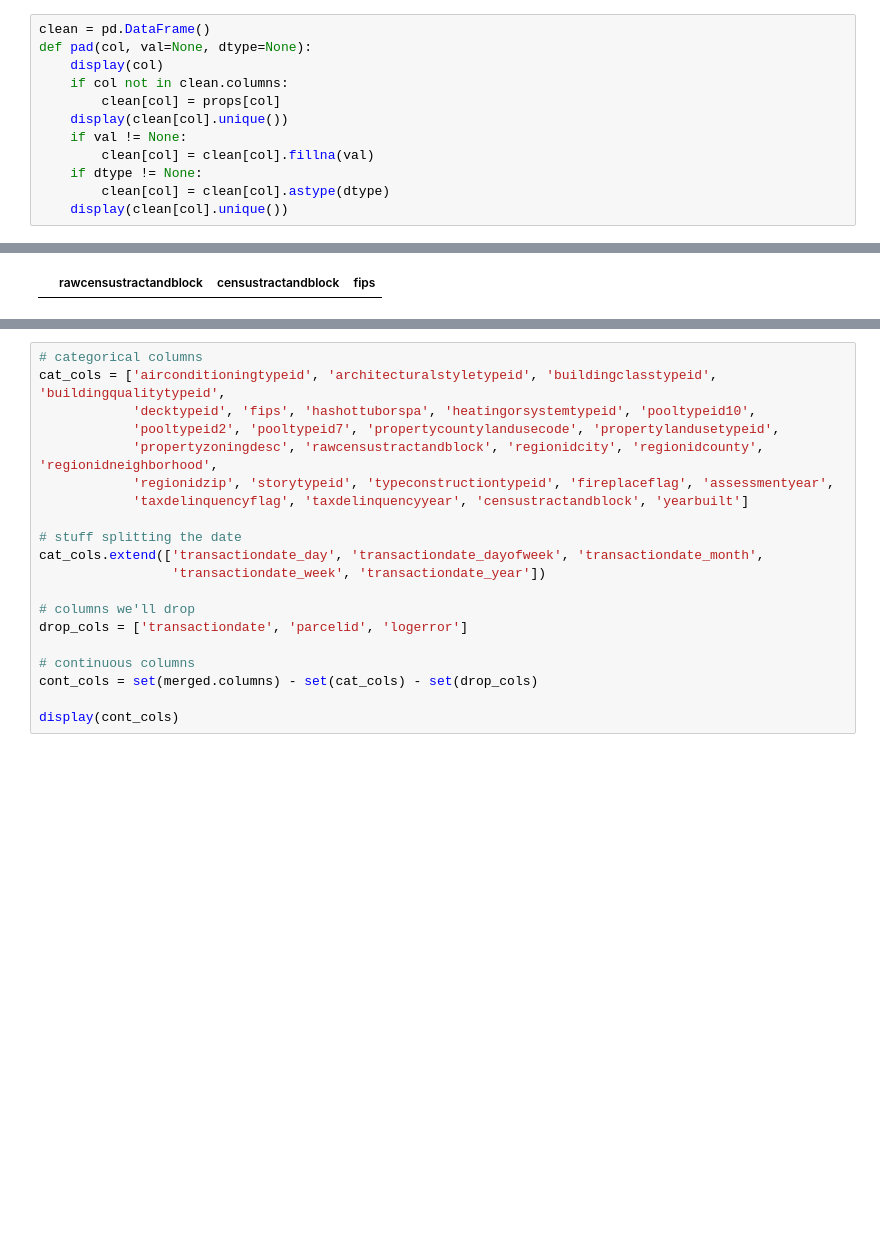
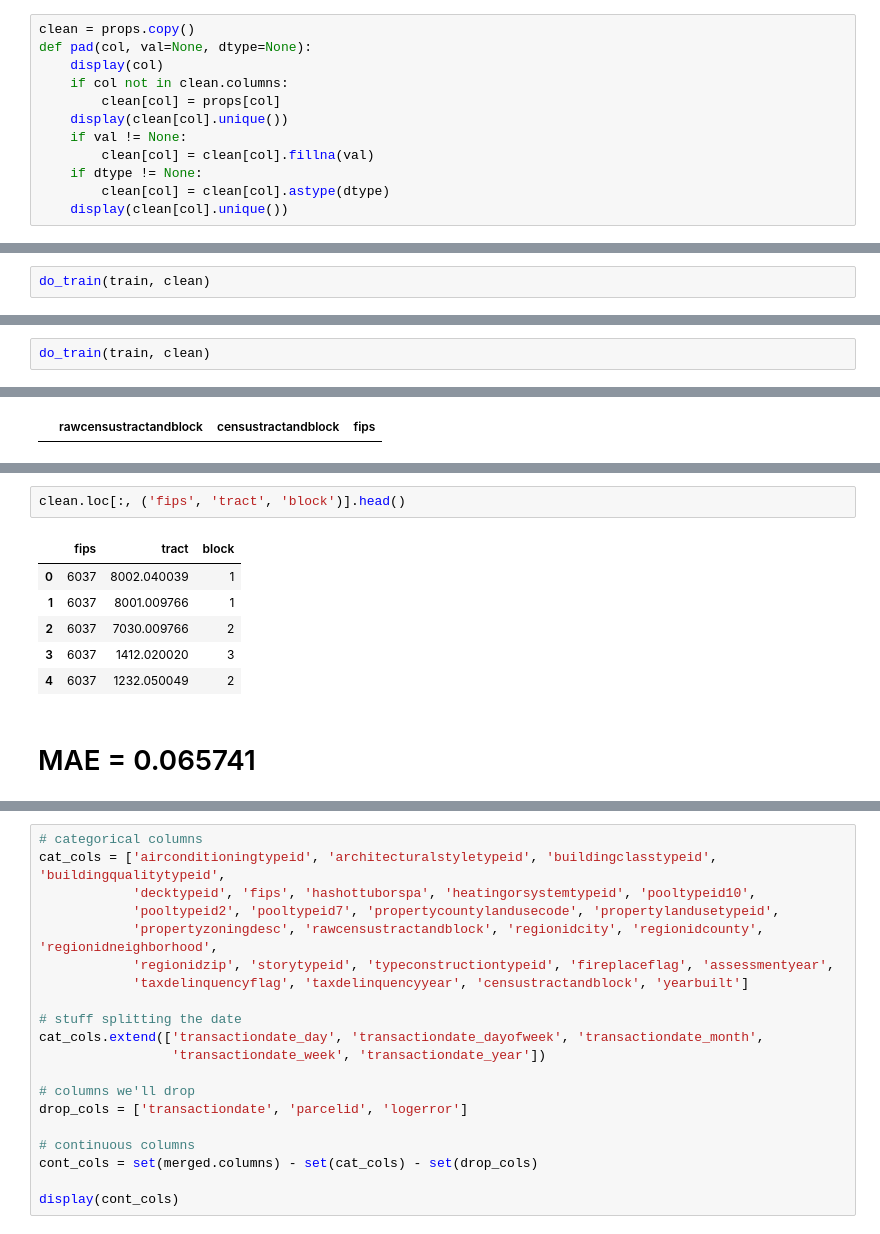
Before and after one commit to ibratface/dl_projects, a Jupyter notebook: zillow.ipynb, the cells around one changed output, grey strips where cells are left out. Saved outputs shown, nothing was run; the diff lists cells and outputs as text; blank space fills up the shorter version.

Commit message:
Padded data and slightly improved MAE

```diff
--- a/zillow.ipynb
+++ b/zillow.ipynb
@@ -165,7 +189,7 @@ describe_values(props)
 | taxdelinquencyyear | float64 | [nan, 13.0, 15.0] | 33 | 98 |
 | censustractandblock | float64 | [nan, 6.1110010011e+13, 6.1110009... | 96772 | 2 |
 # %%
-clean = pd.DataFrame()
+clean = props.copy()
 def pad(col, val=None, dtype=None):
     display(col)
     if col not in clean.columns:
@@ -290,3 +311,5 @@ array([  0.  ,   2.  ,   4.  ,   3.  ,   1.  ,   2.5 ,   3.5 ,   5.  ,
          9.  ,  12.  ,  11.  ,   8.5 ,   6.5 ,  13.  ,   9.5 ,  14.  ,
         20.  ,  19.5 ,  15.  ,  10.5 ,  18.  ,  16.  ,   1.75,  17.  ,
         19.  ,   0.5 ,  12.5 ,  11.5 ,  14.5 ])
+# %%
+do_train(train, clean)
@@ -360,3 +403,5 @@ array([ 85768.,   4083.,  73026., ...,  10836.,  41801.,  33803.])
 array([ 85768.,   4083.,  73026., ...,  10836.,  41801.,  33803.])
 'calculatedfinishedsquarefeet'
 ... (15 outputs left out)
+# %%
+do_train(train, clean)
@@ -387,0 +495,11 @@ array([ 1801.,  1805.,  1806.,  1807.,  1808.,  1810.,  1812.,  1815.,
+# %%
+clean.loc[:, ('fips', 'tract', 'block')].head()
+# %% [output]
+|  | fips | tract | block |
+| 0 | 6037 | 8002.040039 | 1 |
+| 1 | 6037 | 8001.009766 | 1 |
+| 2 | 6037 | 7030.009766 | 2 |
+| 3 | 6037 | 1412.020020 | 3 |
+| 4 | 6037 | 1232.050049 | 2 |
+# %% [markdown]
+# MAE = 0.065741
```
Also changed, not shown: parts of 42 cells of this notebook.
